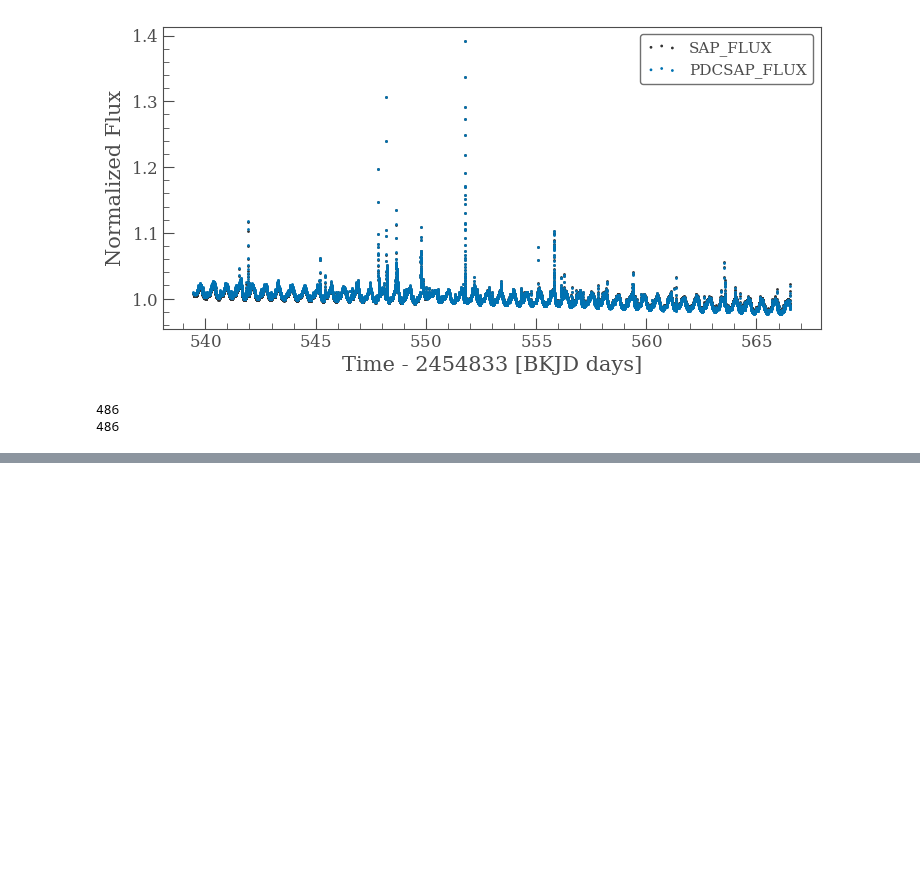
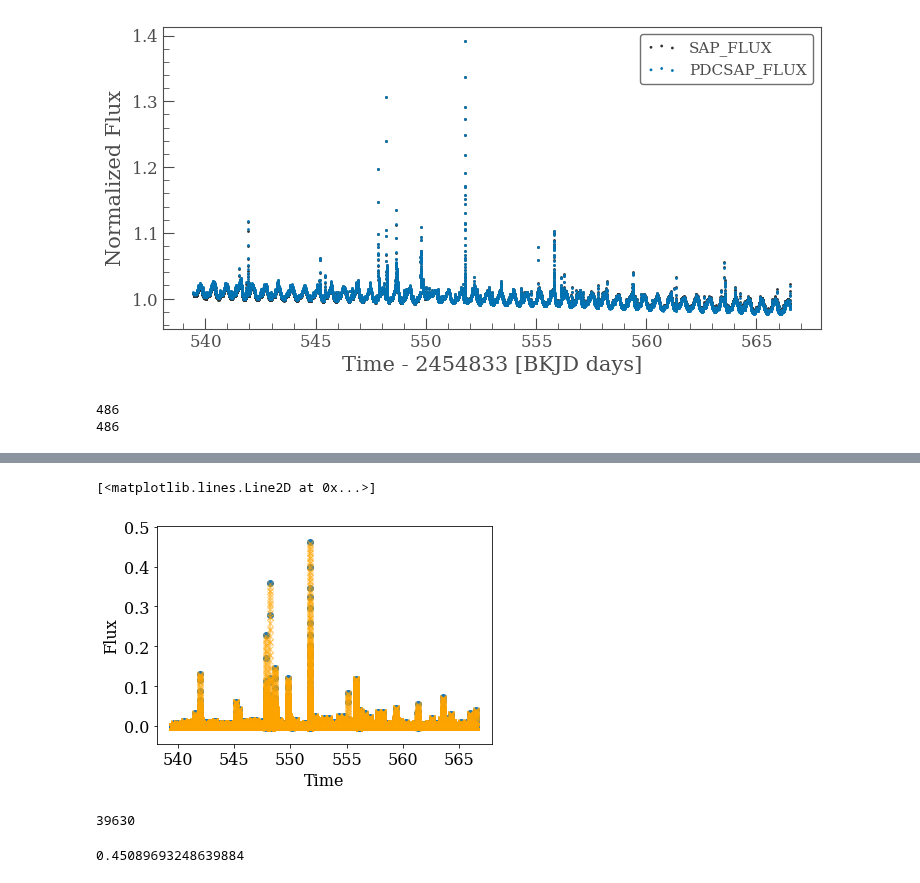
Before and after one commit to lupitatovar/flares, a Jupyter notebook: notebooks/stacked_flares.ipynb, the cells around one changed output, grey strips where cells are left out. Drawn from its saved outputs; the diff is of its cells as text; code cells hidden in the pictures; blank space fills up the shorter version.

```diff
--- a/notebooks/stacked_flares.ipynb
+++ b/notebooks/stacked_flares.ipynb
@@ -572,0 +648,32 @@ print(len(q1_flares))
+# %%
+#interpolating the full light curve
+plt.scatter(oneflare_x,detrended_unmes)
+#avg that includes the flares
+
+#plt.xlim(539.645,539.69)
+#plt.xlim(539.645,539.670)
+#plt.ylim(-.01,0.01)
+
+#plt.plot(x, pred_mean, color=color)
+#plt.fill_between(x, pred_mean+pred_std, pred_mean-pred_std, color=color, alpha=0.5,
+                 #edgecolor="none")
+plt.xlabel("Time")
+plt.ylabel("Flux")
+
+padding_factor = 10
+steps = padding_factor*len(detrended_unmes)
+
+q1_xvals = np.linspace(539.460, 566.534, steps)
+q1_yinterp = np.interp(q1_xvals, oneflare_x, detrended_unmes)
+plt.plot(q1_xvals,q1_yinterp,'-x',color='orange',alpha=0.5)
+# %% [output]
+[<matplotlib.lines.Line2D at 0x...>]
+[figure, added]
+# %%
+len(detrended_unmes)
+# %% [output]
+39630
+# %%
+max(q1_yinterp)
+# %% [output]
+0.45089693248639884
```
Also changed, not shown: parts of 19 cells of this notebook, 1 other file.
